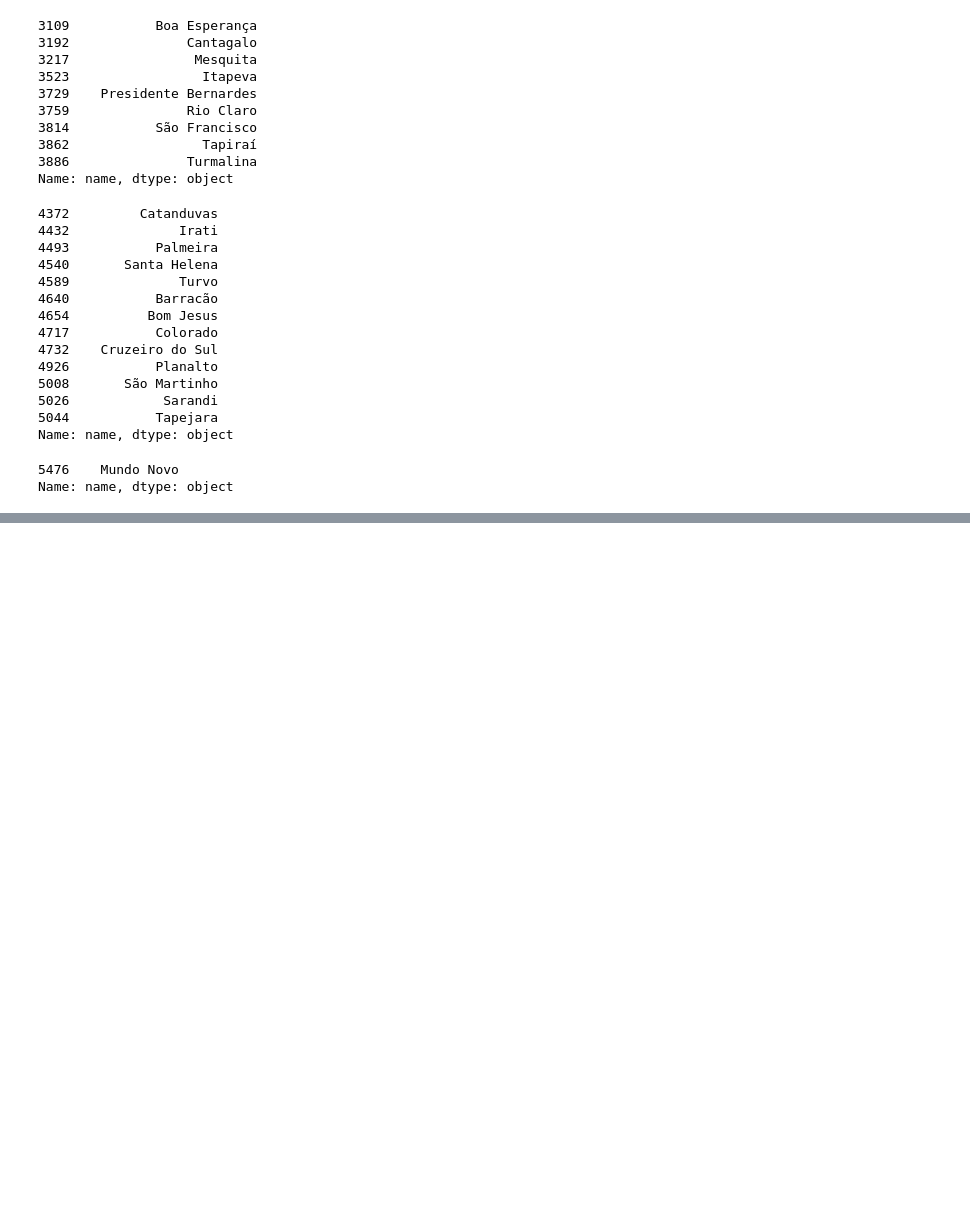
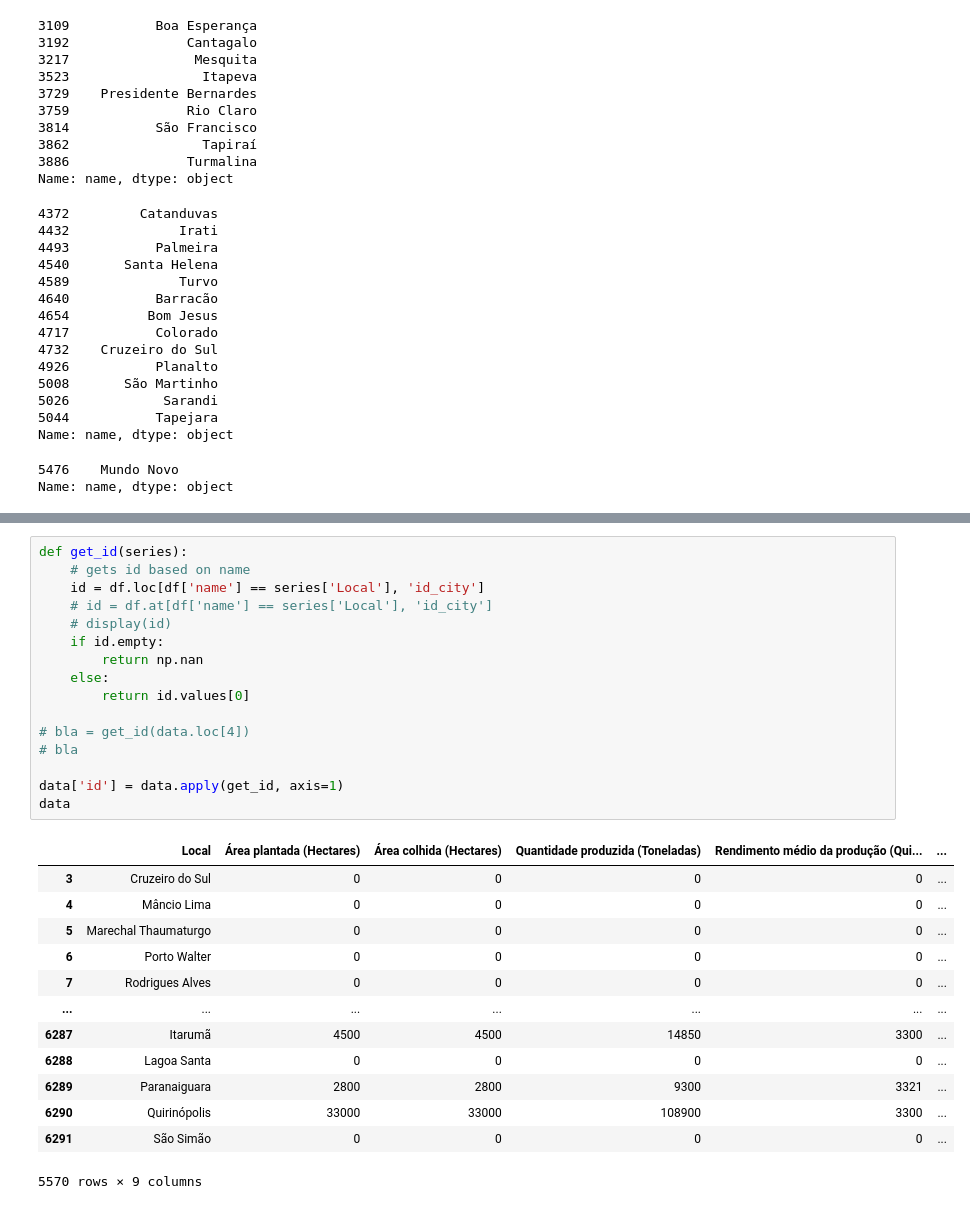
Before and after one commit to DiegoCostaLopes/UreaOpt, a Jupyter notebook: data_exploration.ipynb, the cells around one changed output, grey strips where cells are left out. Cells and saved outputs as stored; diff of their text form; blank space fills up the shorter version.

```diff
--- a/data_exploration.ipynb
+++ b/data_exploration.ipynb
@@ -101,0 +115,30 @@ df.loc[df['name'] == 'Piranhas']
+# %%
+def get_id(series):
+    # gets id based on name
+    id = df.loc[df['name'] == series['Local'], 'id_city']
+    # id = df.at[df['name'] == series['Local'], 'id_city']
+    # display(id)
+    if id.empty:
+        return np.nan
+    else:
+        return id.values[0]
+
+# bla = get_id(data.loc[4])
+# bla
+
+data['id'] = data.apply(get_id, axis=1)
+data
+# %% [output]
+|  | Local | Área plantada (Hectares) | Área colhida (Hectares) | Quantidade produzida (Toneladas) | Rendimento médio da produção (Qui... | ... |
+| 3 | Cruzeiro do Sul | 0 | 0 | 0 | 0 | ... |
+| 4 | Mâncio Lima | 0 | 0 | 0 | 0 | ... |
+| 5 | Marechal Thaumaturgo | 0 | 0 | 0 | 0 | ... |
+| 6 | Porto Walter | 0 | 0 | 0 | 0 | ... |
+| 7 | Rodrigues Alves | 0 | 0 | 0 | 0 | ... |
+| ... | ... | ... | ... | ... | ... | ... |
+| 6287 | Itarumã | 4500 | 4500 | 14850 | 3300 | ... |
+| 6288 | Lagoa Santa | 0 | 0 | 0 | 0 | ... |
+| 6289 | Paranaiguara | 2800 | 2800 | 9300 | 3321 | ... |
+| 6290 | Quirinópolis | 33000 | 33000 | 108900 | 3300 | ... |
+| 6291 | São Simão | 0 | 0 | 0 | 0 | ... |
+5570 rows × 9 columns
```
Also changed, not shown: parts of 3 cells of this notebook.
